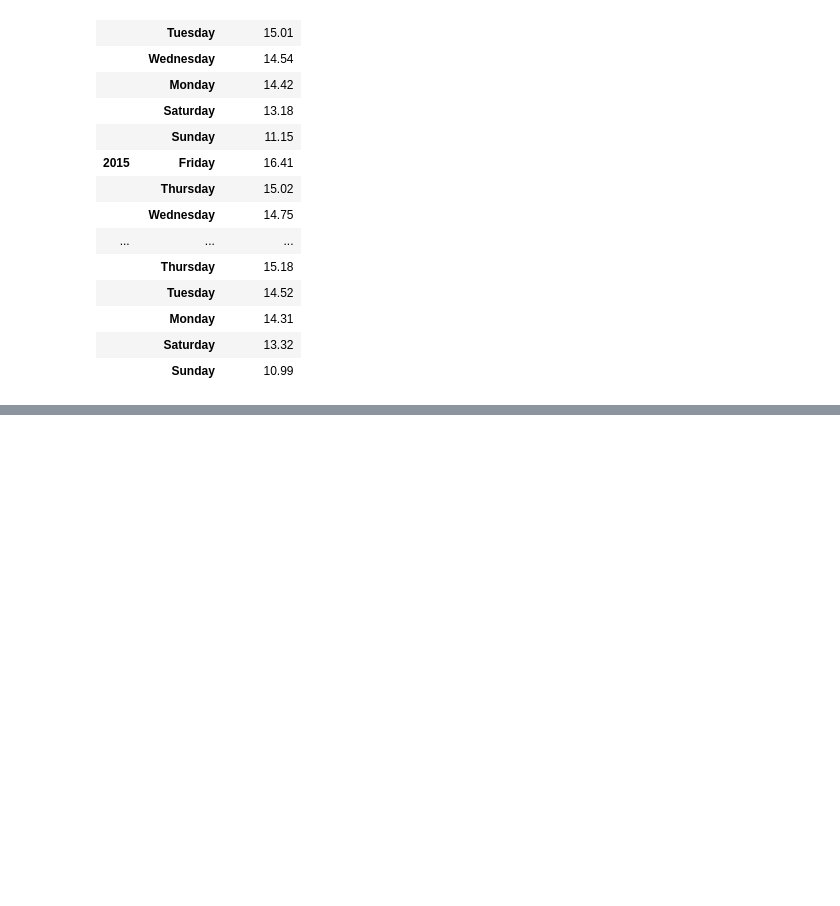
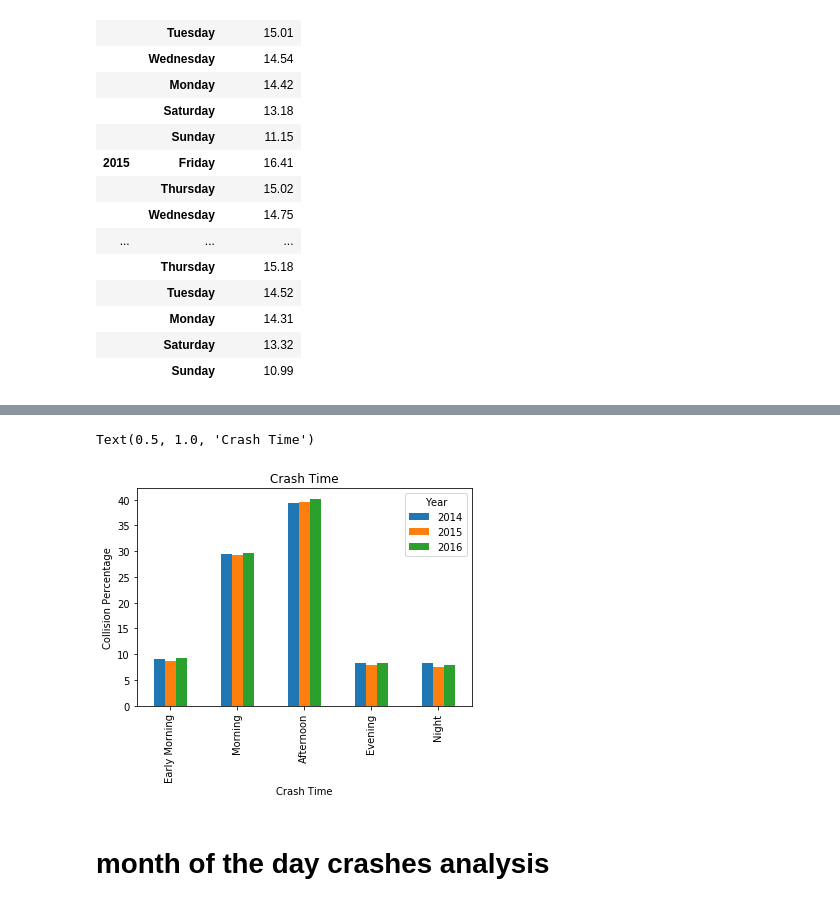
Before and after one commit to nmansoorabadi/Project-1, a Jupyter notebook: Project_1-Najmeh.ipynb, the cells around one changed output, grey strips where cells are left out. Drawn from its saved outputs; the diff is of its cells as text; code cells hidden in the pictures; blank space fills up the shorter version.

```diff
--- a/Project_1-Najmeh.ipynb
+++ b/Project_1-Najmeh.ipynb
@@ -141,0 +234,9 @@ weather_condition
+# %%
+# create bins in which the crashes happend during the day
+bins=[0,6,12,18,20,24]
+
+#create label for the bins
+#group_lable=["0 to 5","6 to 11","12 to 17","18 to 24", "20 to 24"]
+group_label=["Early Morning", "Morning","Afternoon","Evening", "Night",]
+NY_crashes_df['Crash Time'] = pd.cut(NY_crashes_df['Datetime'].dt.hour, bins=bins, labels=group_label)
+NY_crashes_df.head()
@@ -141,0 +254,5 @@ weather_condition
+# %%
+#df1.groupby(["Name", "City"]).size().reset_index(name='count')
+
+gr_NY_crashes_time_df = NY_crashes_df.groupby(['Year','Crash Time'])['Date'].agg(['count']).reset_index()
+gr_NY_crashes_time_df
@@ -141,0 +276,8 @@ weather_condition
+# %%
+gr_NY_crashes_time_df['Percentage'] = (gr_NY_crashes_time_df['count']/Total * 100).round(2)
+
+
+#perc_crash_time=(gr_NY_crashes_time_df['count']/Total)*100
+#perc_crash_time
+
+gr_NY_crashes_time_df
@@ -141,0 +305,3 @@ weather_condition
+# %%
+gr_NY_crashes_time_df_plot=gr_NY_crashes_time_df.pivot(index='Crash Time',columns='Year',values='Percentage')
+gr_NY_crashes_time_df_plot
@@ -141,0 +316,13 @@ weather_condition
+# %%
+gr_NY_crashes_time_df_plot.plot(kind='bar')
+labels=['Years', 'best']
+#group_lable=["0 to 5","6 to 11","12 to 17","18 to 24", "20 to 24"]
+# group_label=["Early Morning", "Morning","Afternoon","Evening", "Night",]
+plt.xlabel('Crash Time')
+plt.ylabel('Collision Percentage')
+plt.title('Crash Time')
+# %% [output]
+Text(0.5, 1.0, 'Crash Time')
+[figure, added]
+# %% [markdown]
+# month of the day crashes analysis
```
Also changed, not shown: parts of 29 cells of this notebook.
